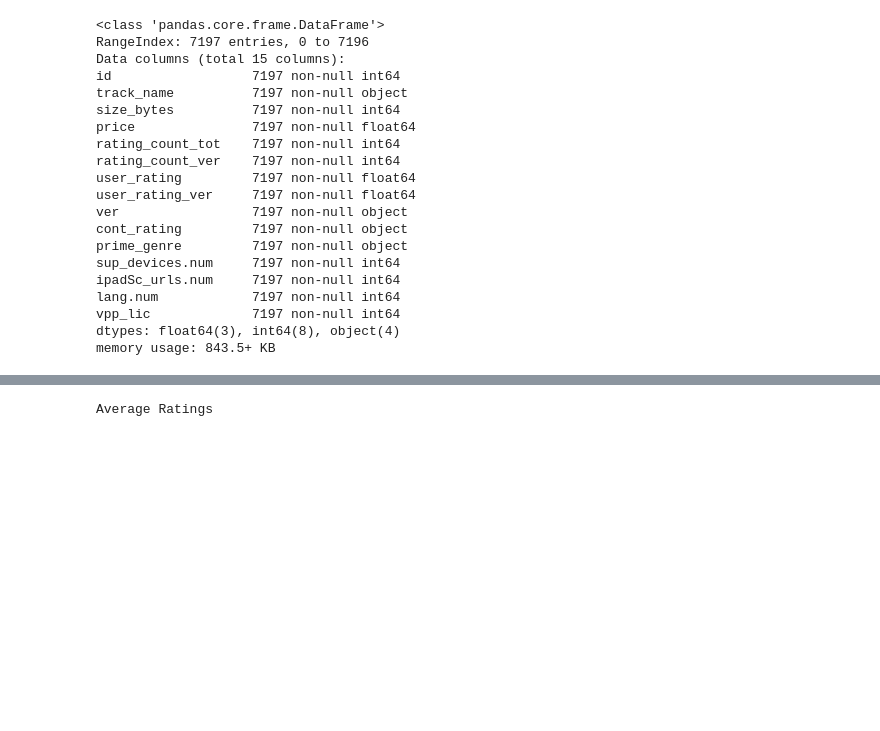
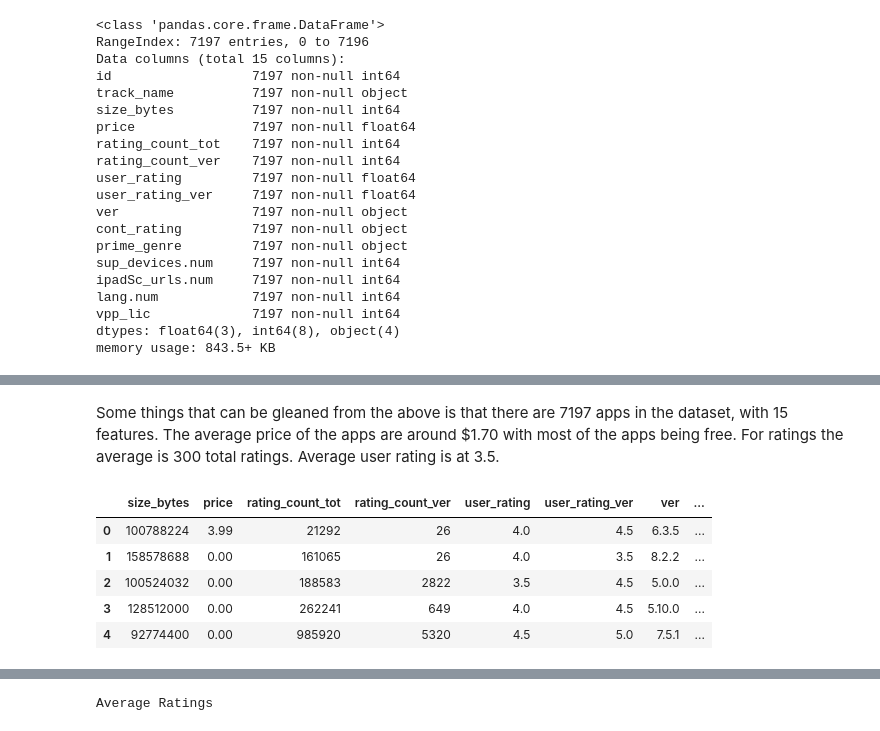
Before and after one commit to cgman64/apple-store-analysis, a Jupyter notebook: appStoreAnalysis.ipynb, the cells around one changed output, grey strips where cells are left out. Drawn from its saved outputs; the diff is of its cells as text; code cells hidden in the pictures; blank space fills up the shorter version.

```diff
--- a/appStoreAnalysis.ipynb
+++ b/appStoreAnalysis.ipynb
@@ -64,0 +79,11 @@ memory usage: 843.5+ KB
+# %% [markdown]
+Some things that can be gleaned from the above is that there are 7197 apps in the dataset, with 15 features. The average price of the apps are around $1.70 with most of the apps being free. For ratings the average is 300 total ratings. Average user rating is at 3.5.
+# %%
+df.head()
+# %% [output]
+|  | size_bytes | price | rating_count_tot | rating_count_ver | user_rating | user_rating_ver | ver | ... |
+| 0 | 100788224 | 3.99 | 21292 | 26 | 4.0 | 4.5 | 6.3.5 | ... |
+| 1 | 158578688 | 0.00 | 161065 | 26 | 4.0 | 3.5 | 8.2.2 | ... |
+| 2 | 100524032 | 0.00 | 188583 | 2822 | 3.5 | 4.5 | 5.0.0 | ... |
+| 3 | 128512000 | 0.00 | 262241 | 649 | 4.0 | 4.5 | 5.10.0 | ... |
+| 4 | 92774400 | 0.00 | 985920 | 5320 | 4.5 | 5.0 | 7.5.1 | ... |
```
Also changed, not shown: parts of 4 cells of this notebook.
